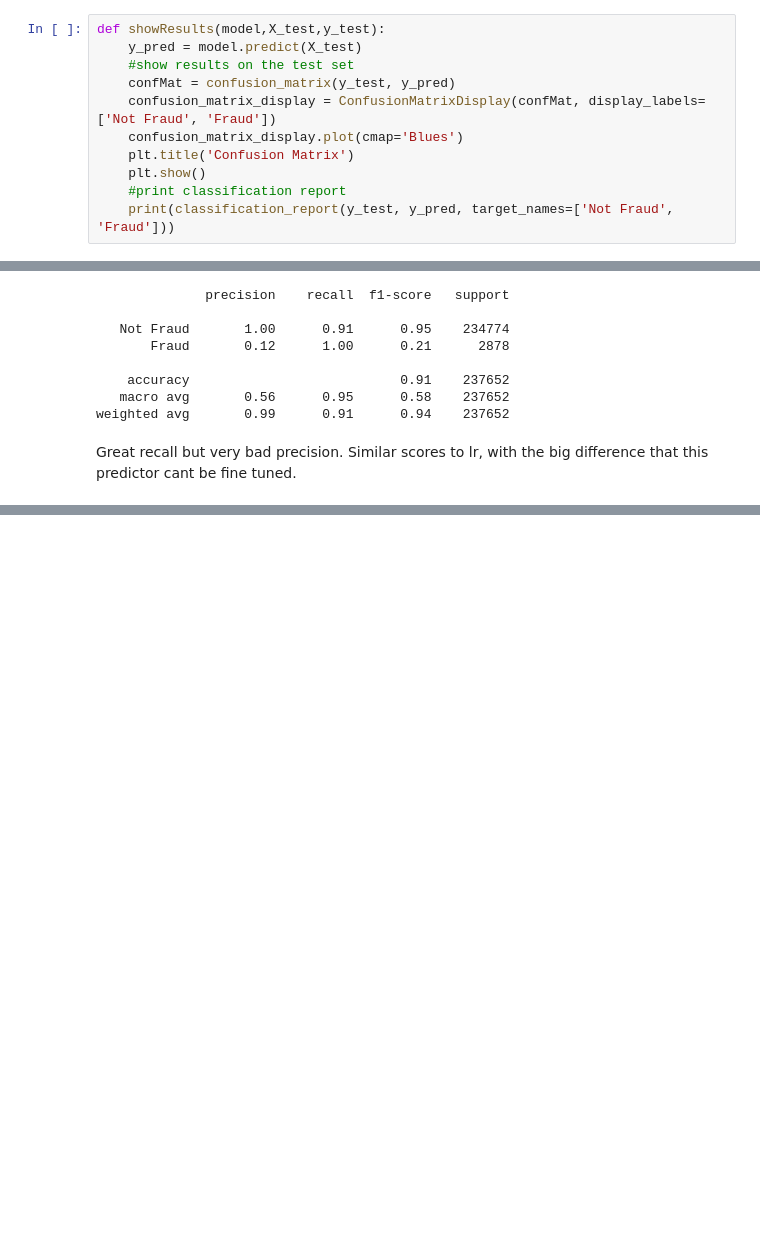
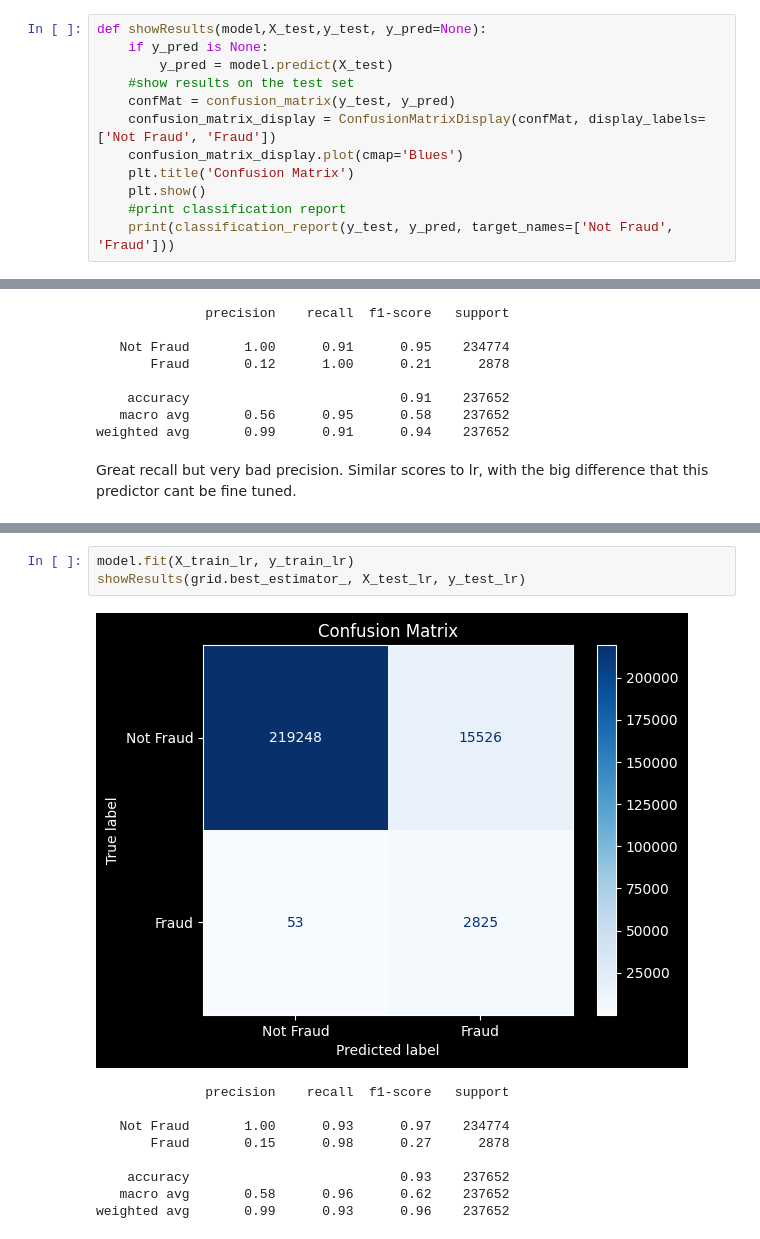
Before and after one commit to koutsompinask/MSC, a Jupyter notebook: semester B/Python/assignment/classification.ipynb, the cells around one changed output, grey strips where cells are left out. Drawn from its saved outputs; the diff is of its cells as text; blank space fills up the shorter version.

```diff
--- a/semester B/Python/assignment/classification.ipynb
+++ b/semester B/Python/assignment/classification.ipynb
@@ -255,8 +255,9 @@ X_train = scaler.fit_transform(X_train)
 X_valid = scaler.transform(X_valid)
 X_test = scaler.transform(X_test)
 # %%
-def showResults(model,X_test,y_test):
-    y_pred = model.predict(X_test)
+def showResults(model,X_test,y_test, y_pred=None):
+    if y_pred is None:
+        y_pred = model.predict(X_test)
     #show results on the test set
     confMat = confusion_matrix(y_test, y_pred)
     confusion_matrix_display = ConfusionMatrixDisplay(confMat, display_labels=['Not Fraud', 'Fraud'])
@@ -719,0 +775,13 @@ Great recall but very bad precision. Similar scores to lr, with the big differen
+# %%
+model.fit(X_train_lr, y_train_lr)
+showResults(grid.best_estimator_, X_test_lr, y_test_lr)
+# %% [output]
+[figure, added]
+              precision    recall  f1-score   support
+
+   Not Fraud       1.00      0.93      0.97    234774
+       Fraud       0.15      0.98      0.27      2878
+
+    accuracy                           0.93    237652
+   macro avg       0.58      0.96      0.62    237652
+weighted avg       0.99      0.93      0.96    237652
```
Also changed, not shown: parts of 8 cells of this notebook, 9 other files.
